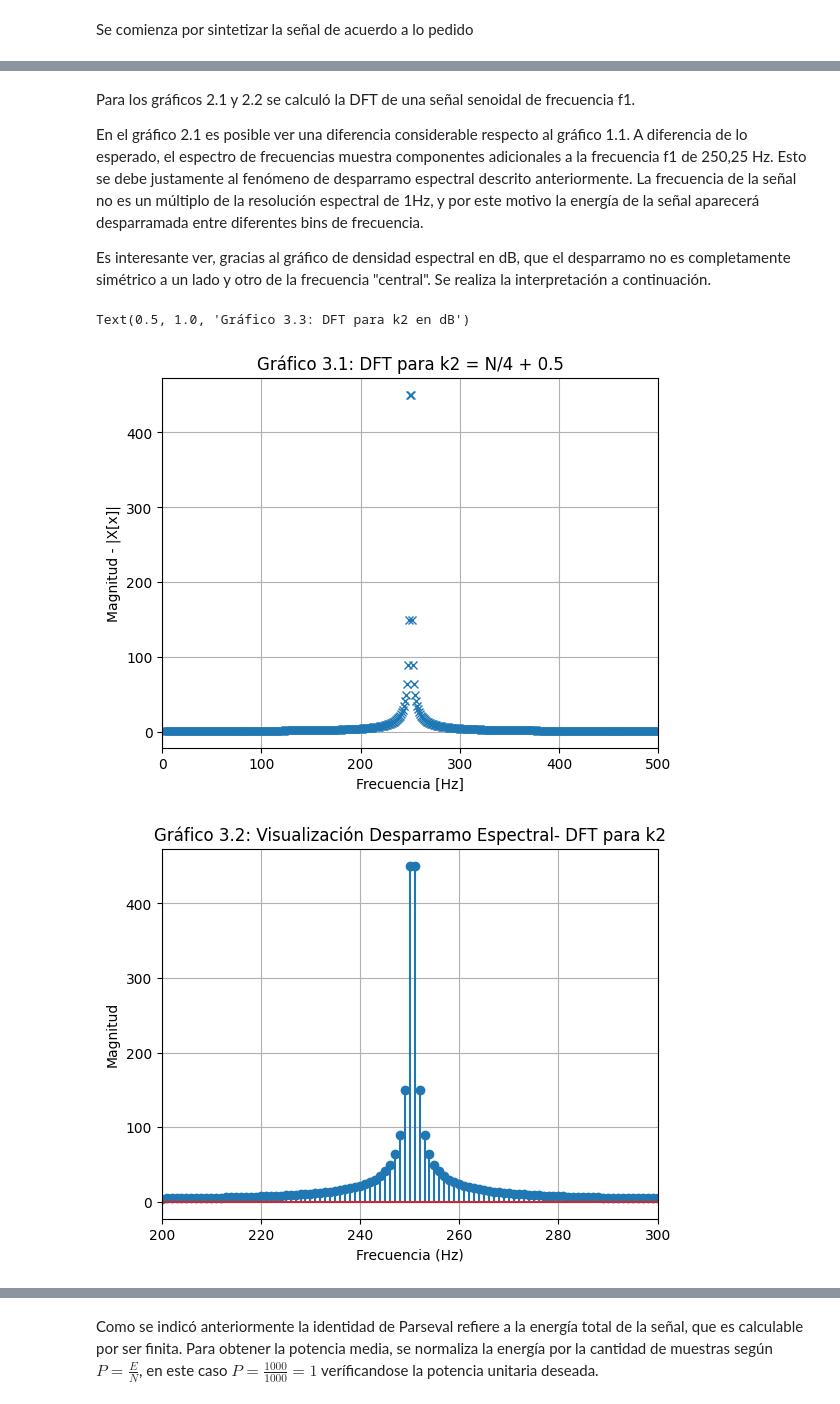
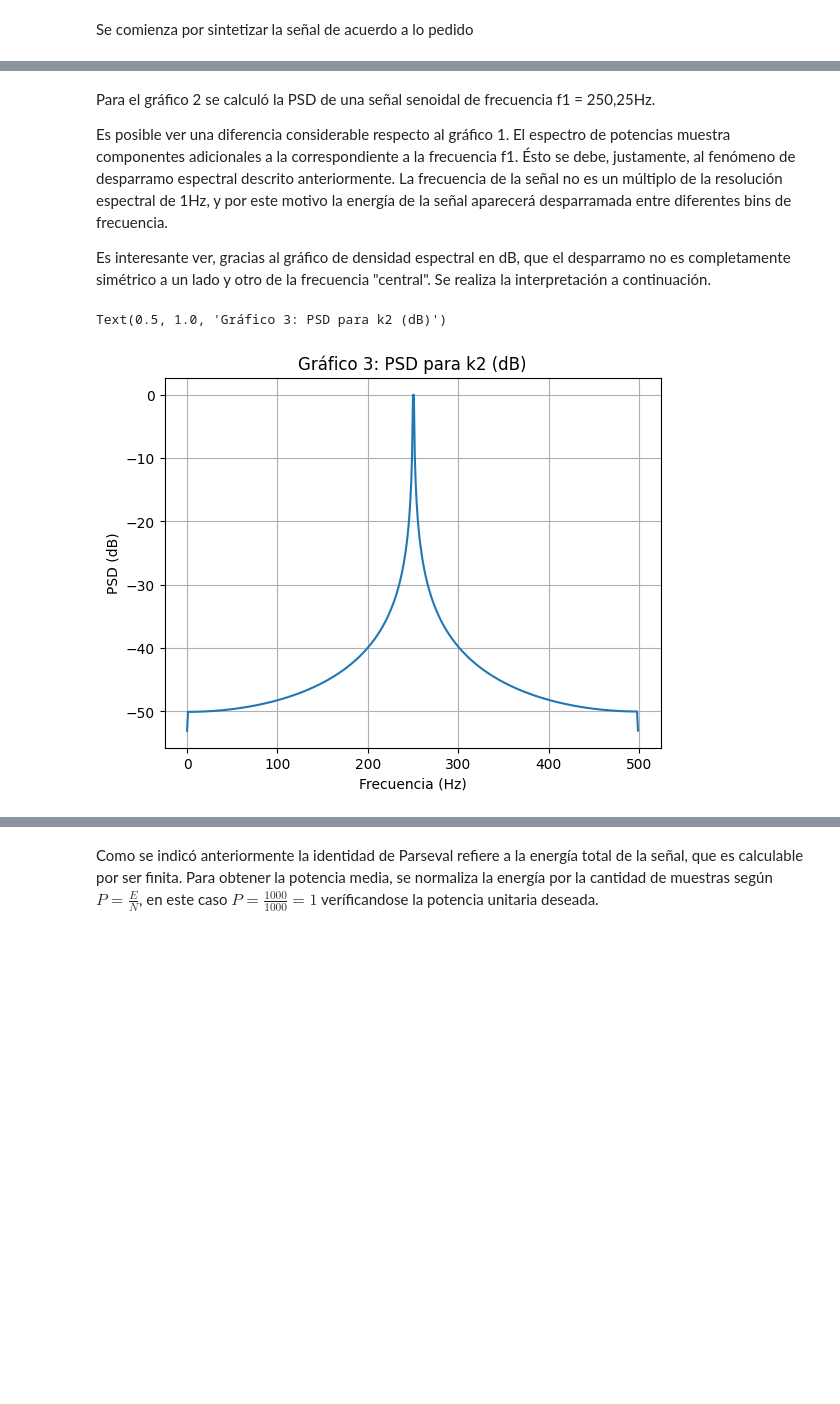
Before and after one commit to victoriasalgado24/APS, a Jupyter notebook: TS3_Analisis_Fourier_SALGADO.ipynb, the cells around one changed output, grey strips where cells are left out. Drawn from its saved outputs; the diff is of its cells as text; code cells hidden in the pictures; blank space fills up the shorter version.

```diff
--- a/TS3_Analisis_Fourier_SALGADO.ipynb
+++ b/TS3_Analisis_Fourier_SALGADO.ipynb
@@ -141,39 +142,27 @@ Text(0.5, 1.0, 'Gráfico 2.2: DFT para k1 en dB')
 # %% [markdown]
-Para los gráficos 2.1 y 2.2 se calculó la DFT de una señal senoidal de frecuencia f1.
+Para el gráfico 2 se calculó la PSD de una señal senoidal de frecuencia f1 = 250,25Hz.
 
-En el gráfico 2.1 es posible ver una diferencia considerable respecto al gráfico 1.1. A diferencia de lo esperado, el espectro de frecuencias muestra componentes adicionales a la frecuencia f1 de 250,25 Hz. Esto se debe justamente al fenómeno de desparramo espectral descrito anteriormente. La frecuencia de la señal no es un múltiplo de la resolución espectral de 1Hz, y por este motivo la energía de la señal aparecerá desparramada entre diferentes bins de frecuencia.
+Es posible ver una diferencia considerable respecto al gráfico 1. El espectro de potencias muestra componentes adicionales a la correspondiente a la frecuencia f1. Ésto se debe, justamente, al fenómeno de desparramo espectral descrito anteriormente. La frecuencia de la señal no es un múltiplo de la resolución espectral de 1Hz, y por este motivo la energía de la señal aparecerá desparramada entre diferentes bins de frecuencia.
 
 Es interesante ver, gracias al gráfico de densidad espectral en dB, que el desparramo no es completamente simétrico a un lado y otro de la frecuencia "central". Se realiza la interpretación a continuación.
 # %%
 tt , zz = mi_funcion_sen(vmax=np.sqrt(2), dc=0, ff=f2, ph=0, N=N, fs=fs)
 Z = np.fft.fft(zz)
 bins = np.arange(0, N) * df
 
-plt.figure(3)
-plt.plot(bins, (np.abs(Z)), 'x', label='X')
-plt.grid(True)
-plt.xlim([0, N//2])
-plt.ylabel('Magnitud - |X[x]|')
-plt.xlabel('Frecuencia [Hz]')
-plt.title('Gráfico 3.1: DFT para k2 = N/4 + 0.5')
+#DSP |DFT|²
+# PSD con normalización
+half = N//2
+Pzz = (1/N) * np.abs(Z[:half])**2
+Pzz[1:-1] *= 2  # corrige por simetría, para conservar energia total
+freqs = np.arange(0, half) * df
 
 plt.figure()
-plt.stem(bins, np.abs(Z)) #para visualizar mejor el efecto
+plt.plot(freqs, 10*np.log10(Pzz/np.max(Pzz)))
 plt.xlabel('Frecuencia (Hz)')
-plt.ylabel('Magnitud')
+plt.ylabel('PSD (dB)')
 plt.grid(True)
-plt.xlim([200, 300])
-plt.title('Gráfico 3.2: Visualización Desparramo Espectral- DFT para k2')
-
-#FFT en decibeles
-plt.figure()
-plt.plot(bins, 20 * np.log10(np.abs(Z)), label='X dB')
-plt.xlabel('Frecuencia (Hz)')
-plt.ylabel('Magnitud (dB)')
-plt.grid(True)
-plt.xlim([0, N/2])
-plt.title('Gráfico 3.3: DFT para k2 en dB')
+plt.title('Gráfico 3: PSD para k2 (dB)')
 # %% [output]
-Text(0.5, 1.0, 'Gráfico 3.3: DFT para k2 en dB')
+Text(0.5, 1.0, 'Gráfico 3: PSD para k2 (dB)')
-[figure, old version]
+[figure, new version]
-[figure, removed]
```
Also changed, not shown: parts of 15 cells of this notebook.
